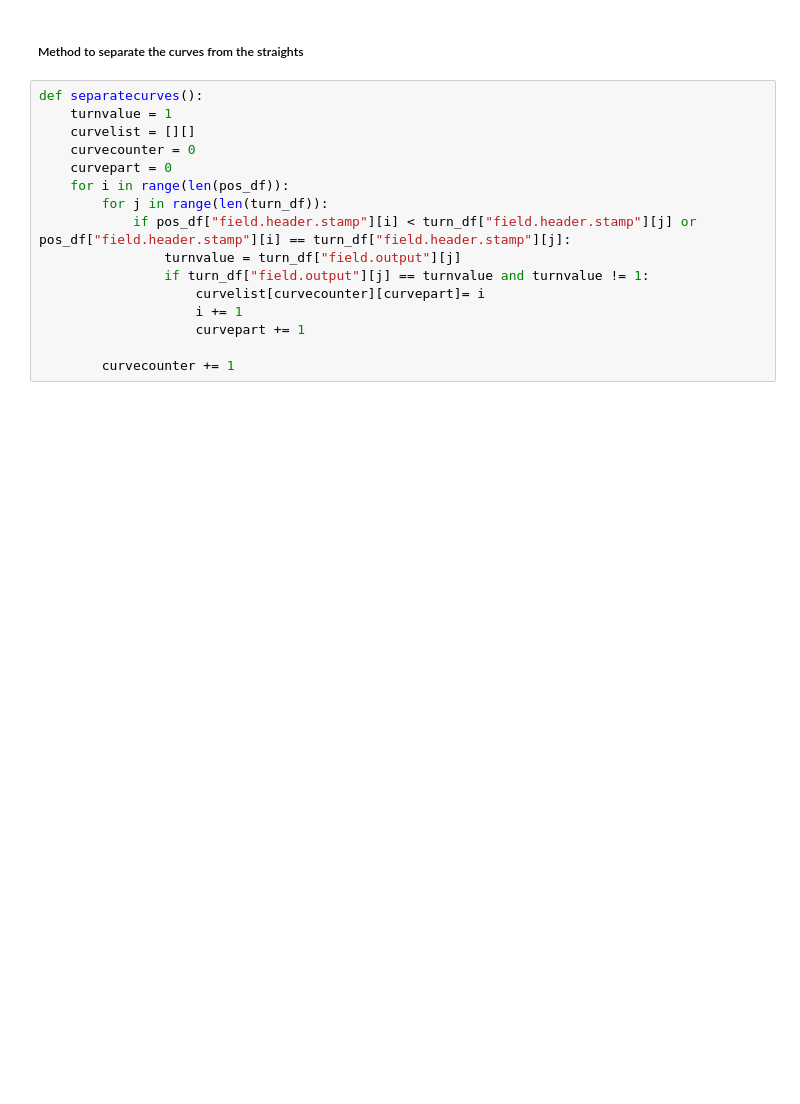
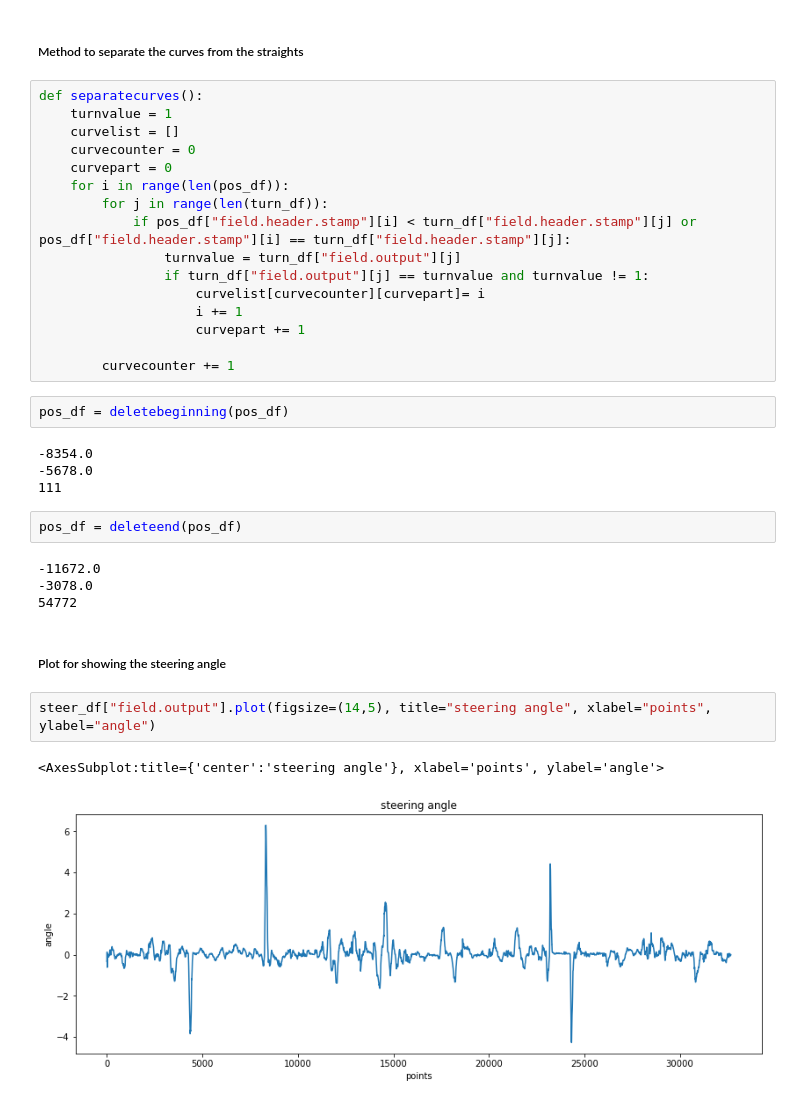
Before and after one commit to kaniser1/IDS_Project, a Jupyter notebook: D12_IDS_Project.ipynb, the cells around one changed output. Cells and saved outputs as stored; diff of their text form; blank space fills up the shorter version.

```diff
--- a/D12_IDS_Project.ipynb
+++ b/D12_IDS_Project.ipynb
@@ -178,7 +169,7 @@ def deletereversing(reversing_table): # reversing table is the table where the g
 # %%
 def separatecurves():
     turnvalue = 1
-    curvelist = [][]
+    curvelist = []
     curvecounter = 0
     curvepart = 0
     for i in range(len(pos_df)):
@@ -191,3 +182,22 @@ def separatecurves():
                     curvepart += 1
 
         curvecounter += 1
+# %%
+pos_df = deletebeginning(pos_df)
+# %% [output]
+-8354.0
+-5678.0
+111
+# %%
+pos_df = deleteend(pos_df)
+# %% [output]
+-11672.0
+-3078.0
+54772
+# %% [markdown]
+##### Plot for showing the steering angle
+# %%
+steer_df["field.output"].plot(figsize=(14,5), title="steering angle", xlabel="points", ylabel="angle")
+# %% [output]
+<AxesSubplot:title={'center':'steering angle'}, xlabel='points', ylabel='angle'>
+[figure, added]
```
Also changed, not shown: parts of 9 cells of this notebook.
